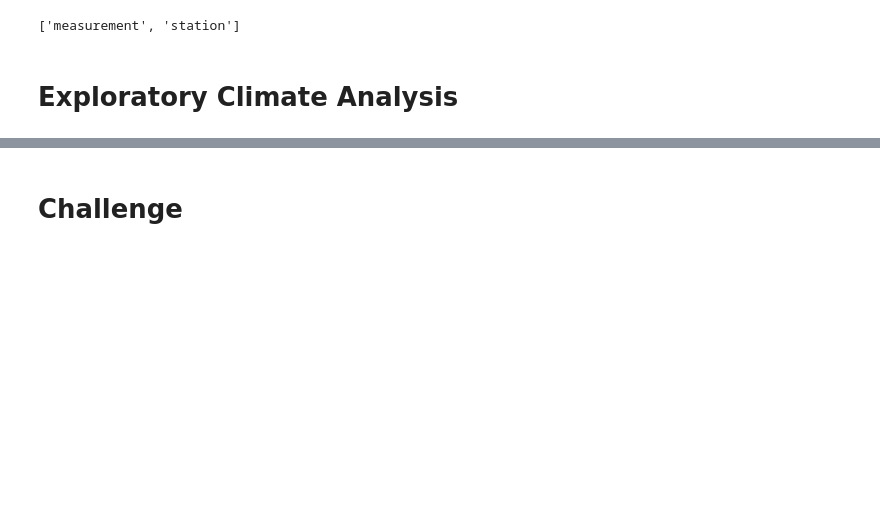
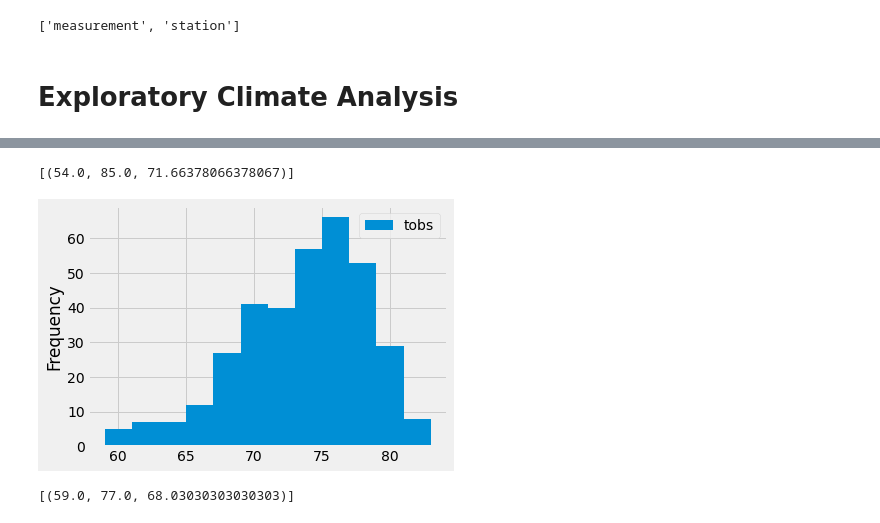
Before and after one commit to ellraff/surfs_up, a Jupyter notebook: climate_analysis.ipynb, the cells around one changed output, grey strips where cells are left out. Drawn from its saved outputs; the diff is of its cells as text; code cells hidden in the pictures; blank space fills up the shorter version.

```diff
--- a/climate_analysis.ipynb
+++ b/climate_analysis.ipynb
@@ -60,11 +96,34 @@ session = Session(engine)
 # %%
 # Using the station id from the previous query, calculate the lowest temperature recorded,
 # highest temperature recorded, and average temperature most active station?
+session.query(func.min(Measurement.tobs), func.max(Measurement.tobs), func.avg(Measurement.tobs)).\
+filter(Measurement.station == 'USC00519281').all()
+# %% [output]
+[(54.0, 85.0, 71.66378066378067)]
 # %%
 # Choose the station with the highest number of temperature observations.
 # Query the last 12 months of temperature observation data for this station and plot the results as a histogram
+results = session.query(Measurement.tobs).\
+filter(Measurement.station == 'USC00519281').\
+filter(Measurement.date >= prev_year).all()
+df = pd.DataFrame(results, columns=['tobs'])
+
+
+df.plot.hist(bins=12)
+plt.tight_layout()
+# %% [output]
+[figure, added]
 # %%
 # Write a function called `calc_temps` that will accept start date and end date in the format '%Y-%m-%d'
 # and return the minimum, average, and maximum temperatures for that range of dates
+def calc_temps(start_date, end_date):
+    result = session.query(func.min(Measurement.tobs), func.max(Measurement.tobs), func.avg(Measurement.tobs)).\
+    filter(Measurement.station == 'USC00519281').\
+    filter(Measurement.date >= start_date).\
+    filter(Measurement.date <= end_date).all()
+    return result
+
+test = calc_temps('2017-01-01', '2017-02-02')
+test
+# %% [output]
+[(59.0, 77.0, 68.03030303030303)]
-# %% [markdown]
-# Challenge
```
Also changed, not shown: parts of 4 cells of this notebook, 5 other files.
